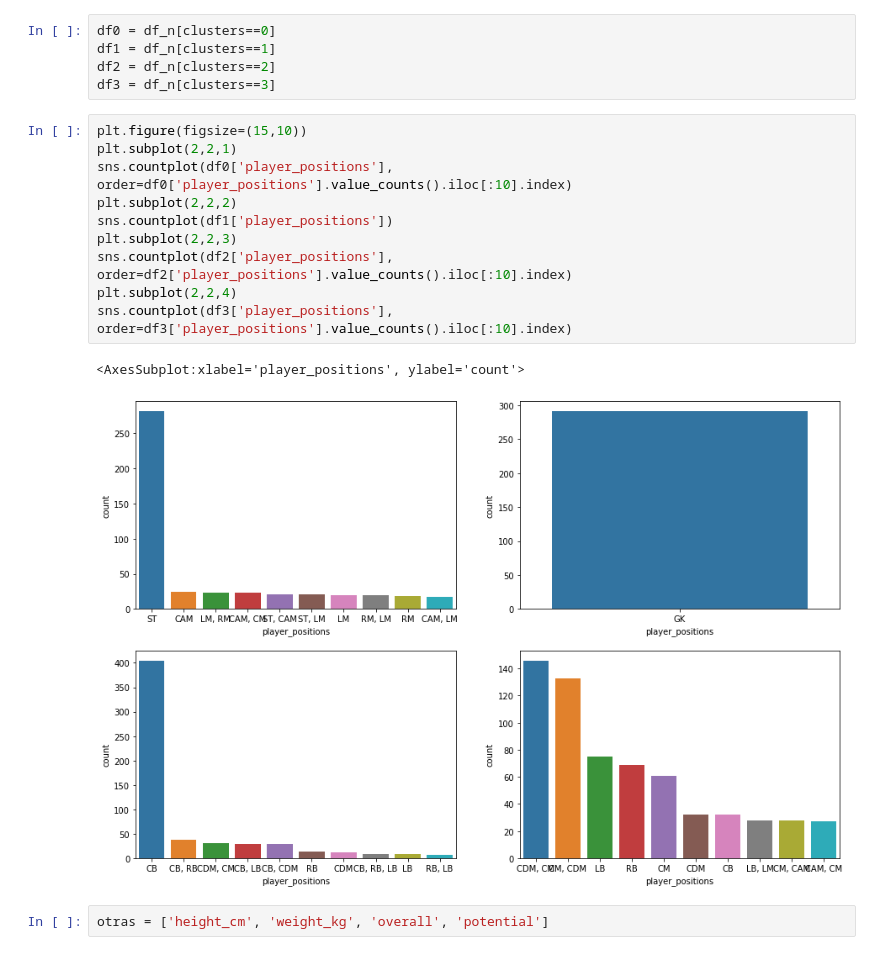
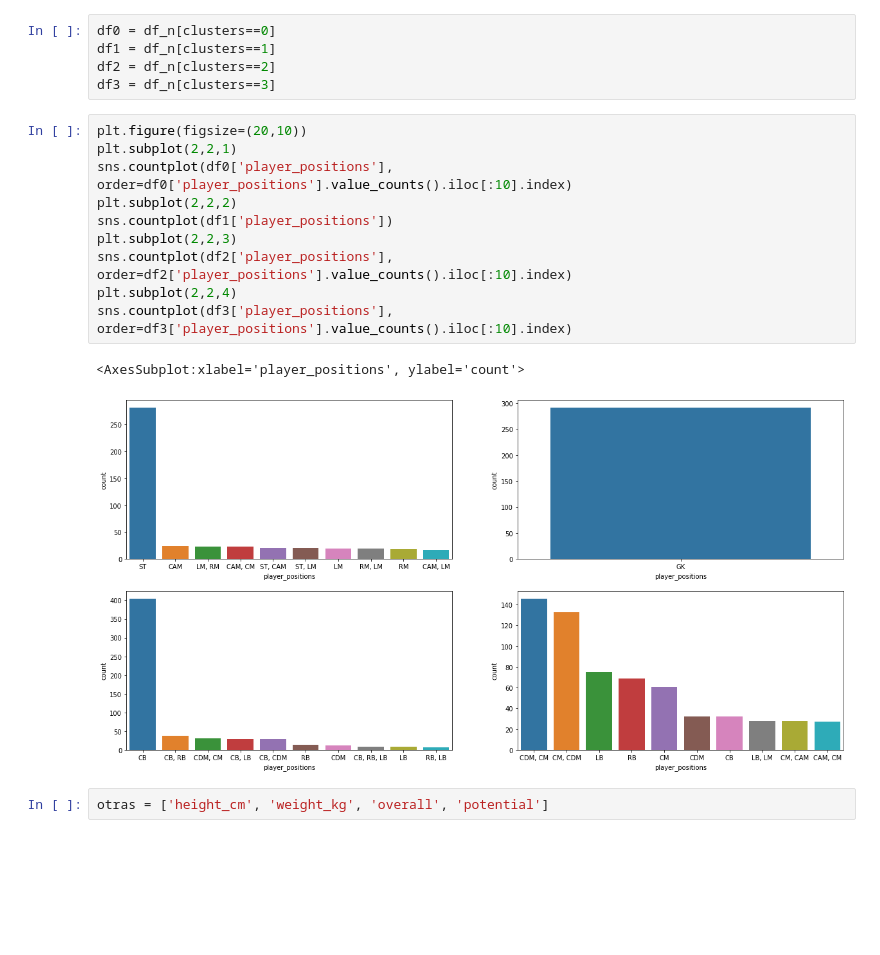
Before and after one commit to aruderman/labApNoSup, a Jupyter notebook: practico.ipynb, the cells around one changed output. Drawn from its saved outputs; the diff is of its cells as text; blank space fills up the shorter version.

```diff
--- a/practico.ipynb
+++ b/practico.ipynb
@@ -265,17 +265,17 @@ df1 = df_n[clusters==1]
 df2 = df_n[clusters==2]
 df3 = df_n[clusters==3]
 # %%
-plt.figure(figsize=(15,10))
+plt.figure(figsize=(20,10))
 plt.subplot(2,2,1)
 sns.countplot(df0['player_positions'], order=df0['player_positions'].value_counts().iloc[:10].index)
 plt.subplot(2,2,2)
 sns.countplot(df1['player_positions'])
 plt.subplot(2,2,3)
 sns.countplot(df2['player_positions'], order=df2['player_positions'].value_counts().iloc[:10].index)
 plt.subplot(2,2,4)
 sns.countplot(df3['player_positions'], order=df3['player_positions'].value_counts().iloc[:10].index)
 # %% [output]
 <AxesSubplot:xlabel='player_positions', ylabel='count'>
-[figure, old version]
+[figure, new version]
 # %%
 otras = ['height_cm', 'weight_kg', 'overall', 'potential']
```
Also changed, not shown: parts of 2 cells of this notebook.
